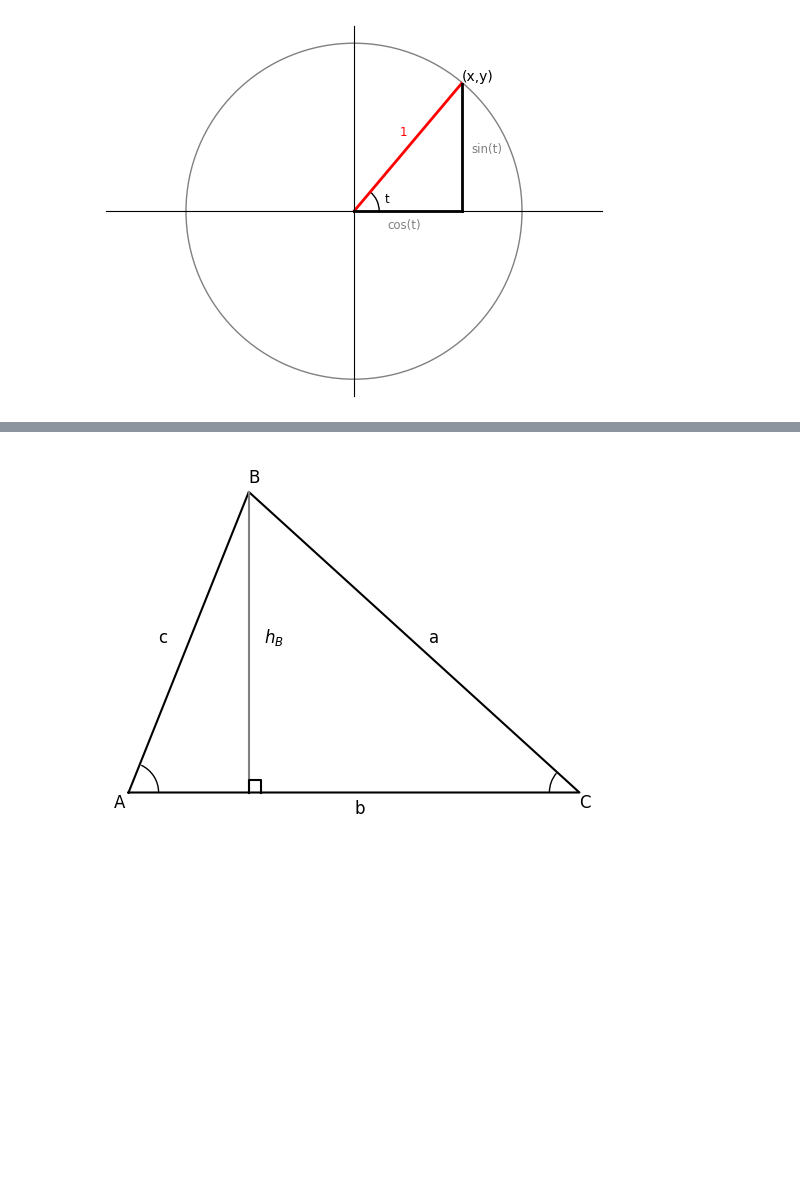
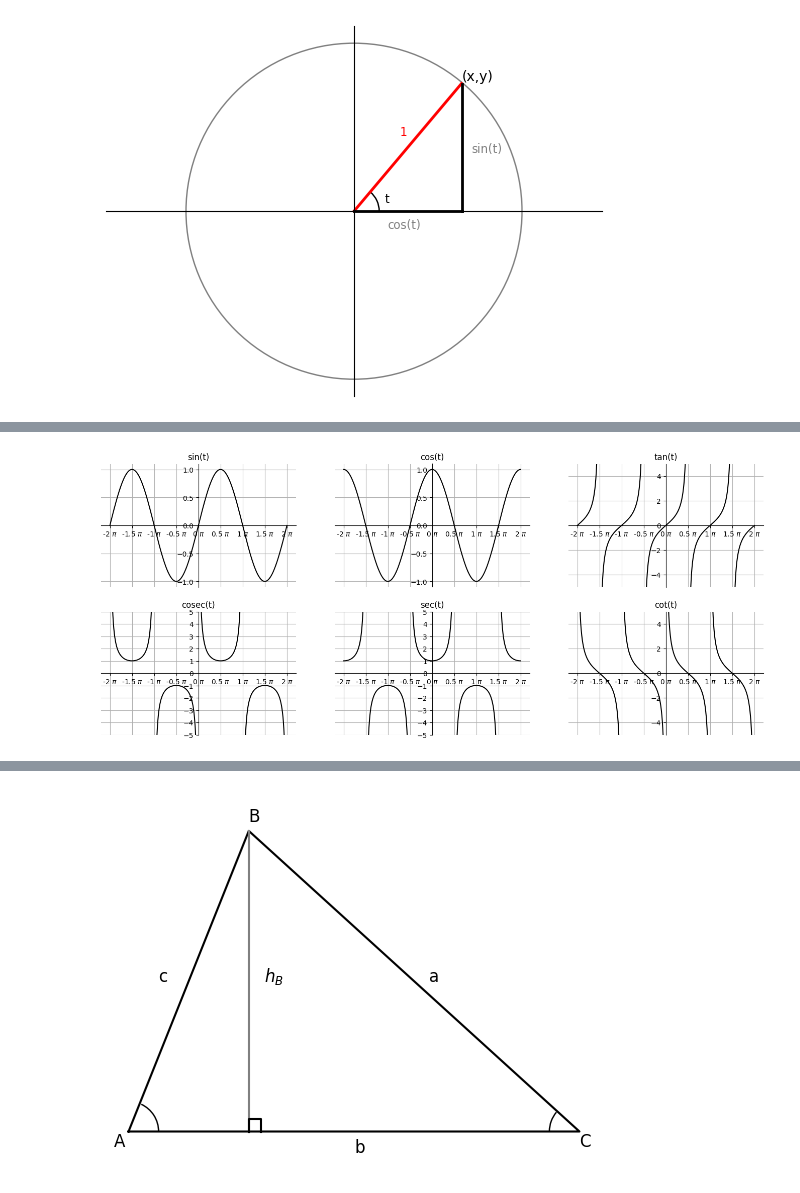
Before and after one commit to n00bminion/n00bminion.github.io, a Jupyter notebook: assets/notebooks/functions.ipynb, the cells around one changed output, grey strips where cells are left out. Drawn from its saved outputs; the diff is of its cells as text; code cells hidden in the pictures; blank space fills up the shorter version.

```diff
--- a/assets/notebooks/functions.ipynb
+++ b/assets/notebooks/functions.ipynb
@@ -141,0 +145,54 @@ plt.show()
+# %%
+import numpy as np
+from matplotlib.ticker import FormatStrFormatter, MultipleLocator
+
+x = np.linspace(-2 * np.pi, 2 * np.pi, 10000)
+fig, ax = plt.subplots(2, 3, figsize=(17, 7))
+
+def plot_trig(ax ,x, y, title):
+    ax.set_title(title)
+    ax.grid()
+    ax.plot(
+        x/np.pi, y, 'black'
+    )
+    ax.xaxis.set_major_formatter(FormatStrFormatter(r'%g $\pi$'))
+    ax.xaxis.set_major_locator(MultipleLocator(base=0.5))
+
+
+def bound_y(y):
+    y[y>1000] = np.inf
+    y[y<-1000] = np.inf
+    return y
+
+tan_y = bound_y(np.tan(x))
+cosec_y = bound_y(1/np.sin(x))
+sec_y = bound_y(1/np.cos(x))
+cot_y = bound_y(1/tan_y)
+
+charts = {
+    'sin(t)':dict(ax=ax[0,0], x=x, y=np.sin(x)),
+    'cos(t)':dict(ax=ax[0,1], x=x, y=np.cos(x)),
+    'tan(t)':dict(ax=ax[0,2], x=x, y=tan_y),
+    'cosec(t)':dict(ax=ax[1,0], x=x, y=cosec_y),
+    'sec(t)':dict(ax=ax[1,1], x=x, y=sec_y),
+    'cot(t)':dict(ax=ax[1,2], x=x, y=cot_y),
+}
+
+for k,v  in charts.items():
+    plot_trig(v['ax'], v['x'], v['y'], k)
+
+ax[0,2].set_ylim(-5,5)
+ax[1,0].set_ylim(-5,5)
+ax[1,1].set_ylim(-5,5)
+ax[1,2].set_ylim(-5,5)
+
+ax[1,0].yaxis.set_major_locator(MultipleLocator(base=1))
+ax[1,1].yaxis.set_major_locator(MultipleLocator(base=1))
+
+
+for i in range(0,2):
+    for j in range(0,3):
+        ax[i,j].spines[["top", "right"]].set_visible(False)
+        ax[i,j].spines[["bottom", "left"]].set_position(("data", 0))
+# %% [output]
+[figure, added]
```
Also changed, not shown: parts of 6 cells of this notebook, 2 other files.
